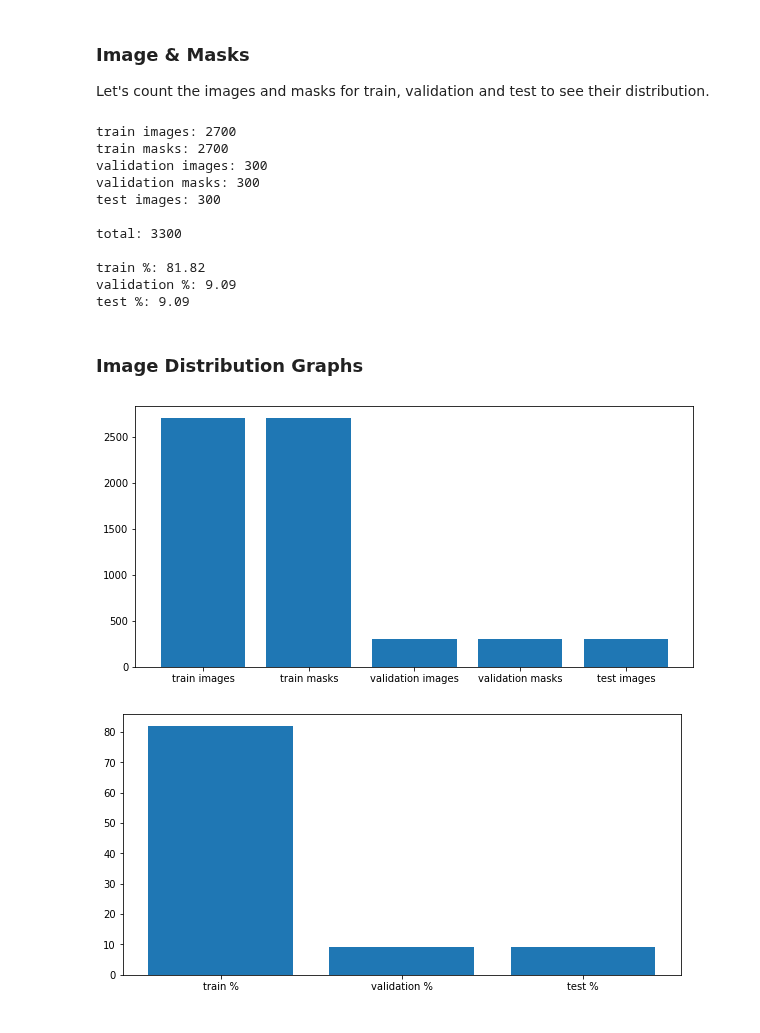
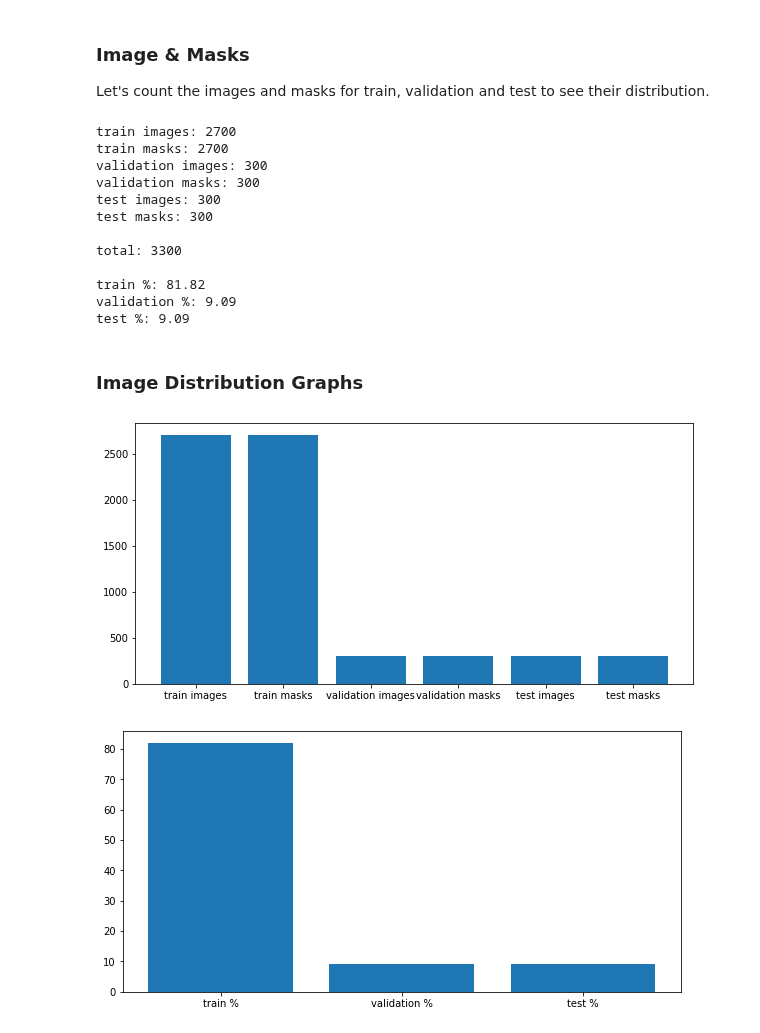
Before and after one commit to jhabr/xcs229ii_final_project, a Jupyter notebook: code/notebooks/dataset.ipynb, the cells around one changed output. Drawn from its saved outputs; the diff is of its cells as text; code cells hidden in the pictures.

```diff
--- a/code/notebooks/dataset.ipynb
+++ b/code/notebooks/dataset.ipynb
@@ -6,6 +18,5 @@ __version__ = "XCS229ii, Stanford, Spring 2021"
 # %%
 import os
-os.chdir("..")
 from constants import TRAIN_DIR, VALIDATION_DIR, TEST_DIR
 
 TRAIN_PATH = os.path.join(TRAIN_DIR, "images")
@@ -13,6 +24,7 @@ TRAIN_MASK_PATH = os.path.join(TRAIN_DIR, "masks")
 VALIDATION_PATH = os.path.join(VALIDATION_DIR, "images")
 VALIDATION_MASK_PATH = os.path.join(VALIDATION_DIR, "masks")
 TEST_PATH = os.path.join(TEST_DIR, "images")
+TEST_MASK_PATH = os.path.join(TEST_DIR, "masks")
 # %% [markdown]
 ## Image Analysis
 # %% [markdown]
@@ -27,6 +39,7 @@ train_masks_count = len(sorted(glob.glob(os.path.join(TRAIN_MASK_PATH, "*.png"))
 validation_images_count = len(sorted(glob.glob(os.path.join(VALIDATION_PATH, "*.jpg"))))
 validation_masks_count = len(sorted(glob.glob(os.path.join(VALIDATION_MASK_PATH, "*.png"))))
 test_images_count = len(sorted(glob.glob(os.path.join(TEST_PATH, "*.jpg"))))
+test_masks_count = len(sorted(glob.glob(os.path.join(TEST_MASK_PATH, "*.png"))))
 
 total_images_count = train_images_count + validation_images_count + test_images_count
 
@@ -39,6 +52,7 @@ print(f"train masks: {train_masks_count}")
 print(f"validation images: {validation_images_count}")
 print(f"validation masks: {validation_masks_count}")
 print(f"test images: {test_images_count}")
+print(f"test masks: {test_images_count}")
 print()
 print(f"total: {total_images_count}")
 print()
@@ -51,6 +65,7 @@ train masks: 2700
 validation images: 300
 validation masks: 300
 test images: 300
+test masks: 300
 
 total: 3300
 
@@ -62,21 +77,22 @@ test %: 9.09
 # %%
 import matplotlib.pyplot as plt
 from matplotlib.backends.backend_pdf import PdfPages
 from constants import PROJECT_DIR
 
 data = {
     "train images": train_images_count,
     "train masks": train_masks_count,
     "validation images": validation_images_count,
     "validation masks": validation_masks_count,
-    "test images": test_images_count
+    "test images": test_images_count,
+    "test masks": test_masks_count
 }
 
 with PdfPages(os.path.join(PROJECT_DIR, "figures", "image_distribution.pdf")) as pdf:
     plt.figure(figsize=(10, 4.8))
     plt.bar(*zip(*data.items()))
     pdf.savefig(bbox_inches='tight')
     plt.show()
 # %% [output]
-[figure, old version]
+[figure, new version]
 # %%
```
Also changed, not shown: parts of 11 cells of this notebook, 2 other files.
